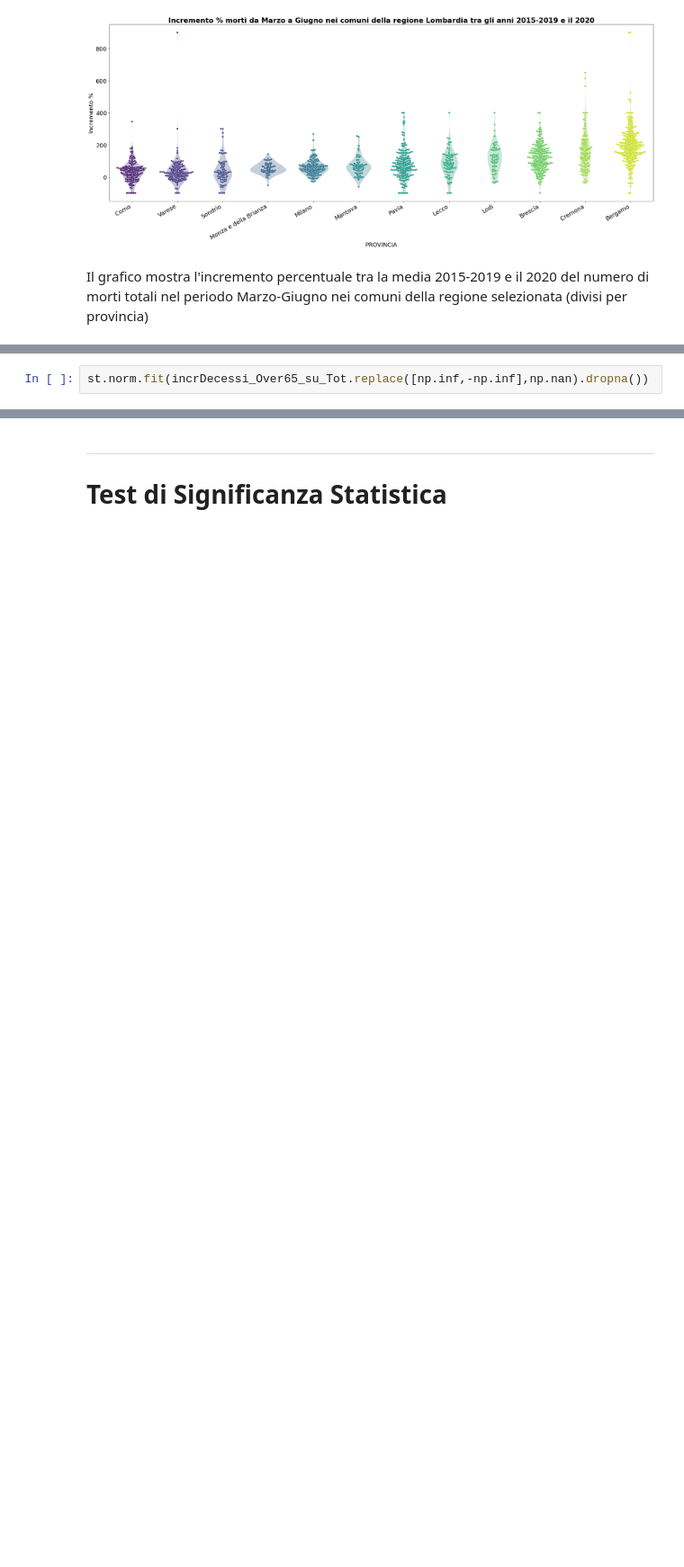
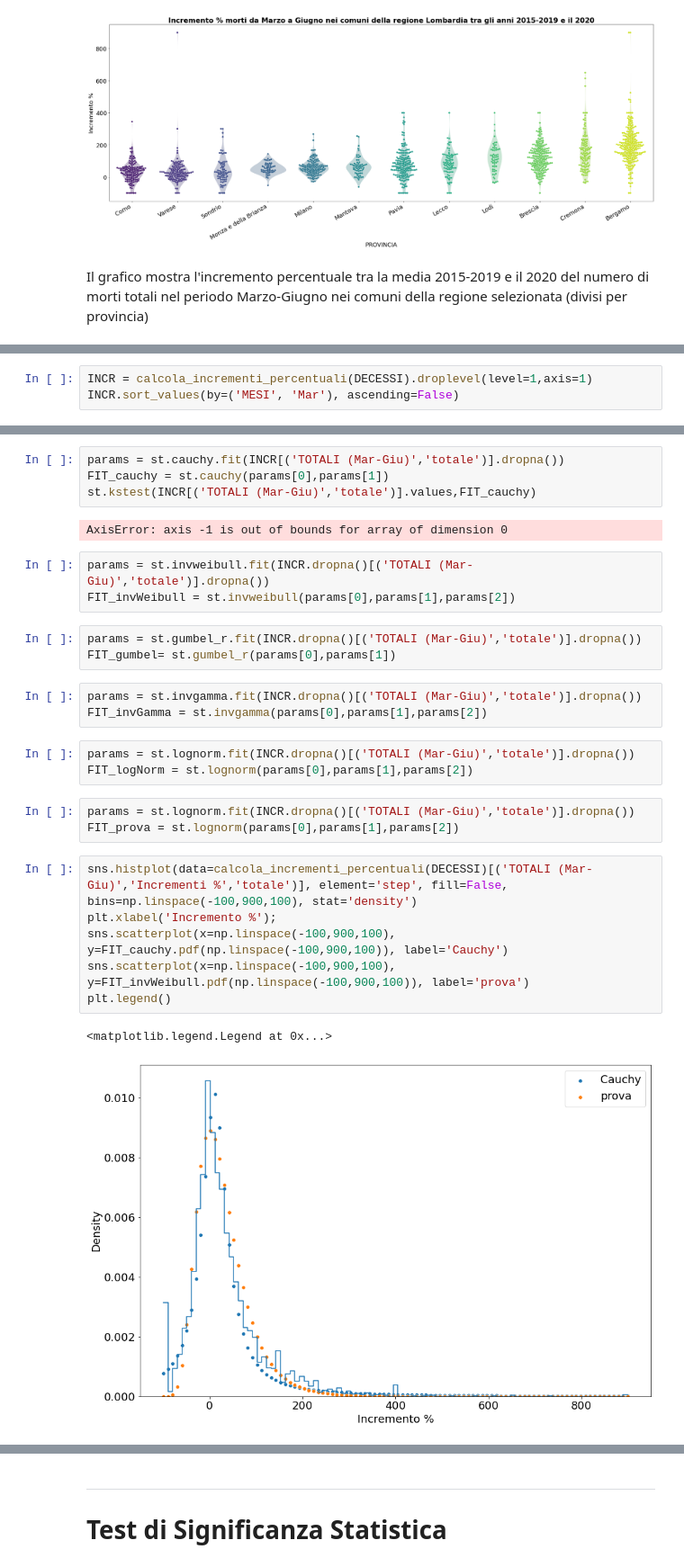
Before and after one commit to EdoardoTronconi/ProgettoPS, a Jupyter notebook: Esame_Tronconi_975734.ipynb, the cells around one changed output, grey strips where cells are left out. Shown at 90% size. Drawn from its saved outputs; the diff is of its cells as text; blank space fills up the shorter version.

```diff
--- a/Esame_Tronconi_975734.ipynb
+++ b/Esame_Tronconi_975734.ipynb
@@ -736,2 +484,0 @@ plt.plot(X,G.pdf(X), lw=2, color='lime')
-# %%
-st.norm.fit(incrDecessi_Over65_su_Tot.replace([np.inf,-np.inf],np.nan).dropna())
@@ -739,0 +492,3 @@ st.norm.fit(incrDecessi_Over65_su_Tot.replace([np.inf,-np.inf],np.nan).dropna())
+# %%
+INCR = calcola_incrementi_percentuali(DECESSI).droplevel(level=1,axis=1)
+INCR.sort_values(by=('MESI', 'Mar'), ascending=False)
@@ -739,0 +622,30 @@ st.norm.fit(incrDecessi_Over65_su_Tot.replace([np.inf,-np.inf],np.nan).dropna())
+# %%
+params = st.cauchy.fit(INCR[('TOTALI (Mar-Giu)','totale')].dropna())
+FIT_cauchy = st.cauchy(params[0],params[1])
+st.kstest(INCR[('TOTALI (Mar-Giu)','totale')].values,FIT_cauchy)
+# %% [output]
+AxisError: axis -1 is out of bounds for array of dimension 0
+# %%
+params = st.invweibull.fit(INCR.dropna()[('TOTALI (Mar-Giu)','totale')].dropna())
+FIT_invWeibull = st.invweibull(params[0],params[1],params[2])
+# %%
+params = st.gumbel_r.fit(INCR.dropna()[('TOTALI (Mar-Giu)','totale')].dropna())
+FIT_gumbel= st.gumbel_r(params[0],params[1])
+# %%
+params = st.invgamma.fit(INCR.dropna()[('TOTALI (Mar-Giu)','totale')].dropna())
+FIT_invGamma = st.invgamma(params[0],params[1],params[2])
+# %%
+params = st.lognorm.fit(INCR.dropna()[('TOTALI (Mar-Giu)','totale')].dropna())
+FIT_logNorm = st.lognorm(params[0],params[1],params[2])
+# %%
+params = st.lognorm.fit(INCR.dropna()[('TOTALI (Mar-Giu)','totale')].dropna())
+FIT_prova = st.lognorm(params[0],params[1],params[2])
+# %%
+sns.histplot(data=calcola_incrementi_percentuali(DECESSI)[('TOTALI (Mar-Giu)','Incrementi %','totale')], element='step', fill=False, bins=np.linspace(-100,900,100), stat='density')
+plt.xlabel('Incremento %');
+sns.scatterplot(x=np.linspace(-100,900,100), y=FIT_cauchy.pdf(np.linspace(-100,900,100)), label='Cauchy')
+sns.scatterplot(x=np.linspace(-100,900,100), y=FIT_invWeibull.pdf(np.linspace(-100,900,100)), label='prova')
+plt.legend()
+# %% [output]
+<matplotlib.legend.Legend at 0x...>
+[figure, added]
```
Also changed, not shown: parts of 77 cells of this notebook.
